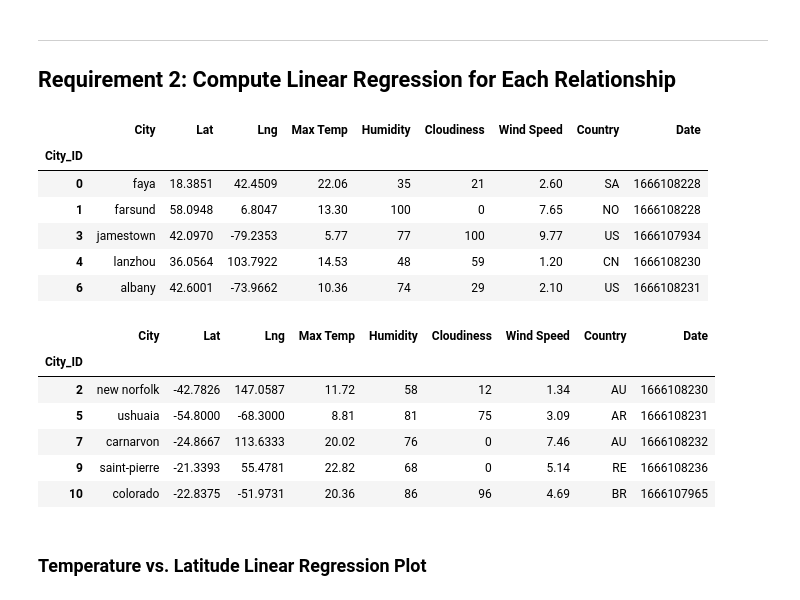
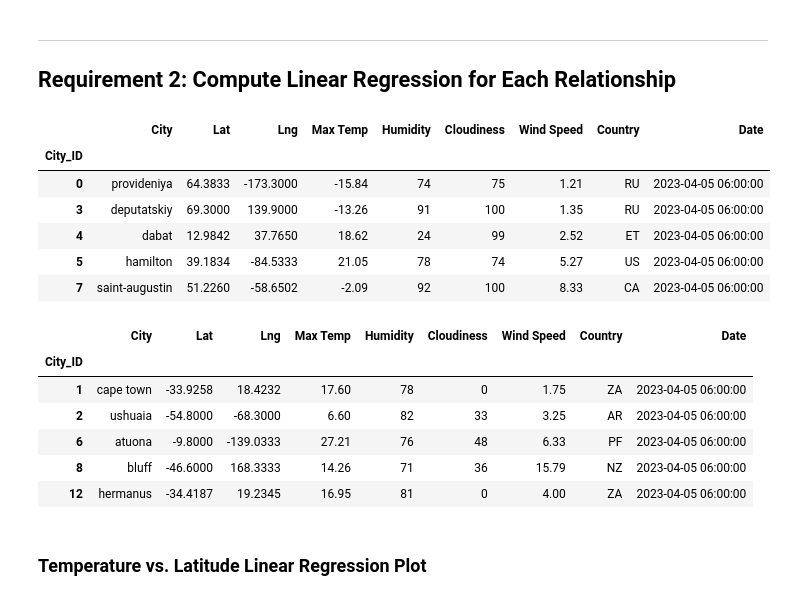
Before and after one commit to mattf4171/python-api-challenge, a Jupyter notebook: WeatherPy.ipynb, the cells around one changed output. Cells and saved outputs as stored; diff of their text form; code cells hidden in the pictures.

```diff
--- a/WeatherPy.ipynb
+++ b/WeatherPy.ipynb
@@ -260,30 +271,29 @@ plt.show()
 # %%
 # Create a DataFrame with the Northern Hemisphere data (Latitude >= 0)
-# YOUR CODE HERE
-
+northern_hemi_df = city_data_df [city_data_df['Lat'] >= 0]
 # Display sample data
 northern_hemi_df.head()
 # %% [output]
 |  | City | Lat | Lng | Max Temp | Humidity | Cloudiness | Wind Speed | Country | Date |
 | City_ID |  |  |  |  |  |  |  |  |  |
-| 0 | faya | 18.3851 | 42.4509 | 22.06 | 35 | 21 | 2.60 | SA | 1666108228 |
-| 1 | farsund | 58.0948 | 6.8047 | 13.30 | 100 | 0 | 7.65 | NO | 1666108228 |
-| 3 | jamestown | 42.0970 | -79.2353 | 5.77 | 77 | 100 | 9.77 | US | 1666107934 |
-| 4 | lanzhou | 36.0564 | 103.7922 | 14.53 | 48 | 59 | 1.20 | CN | 1666108230 |
-| 6 | albany | 42.6001 | -73.9662 | 10.36 | 74 | 29 | 2.10 | US | 1666108231 |
+| 0 | provideniya | 64.3833 | -173.3000 | -15.84 | 74 | 75 | 1.21 | RU | 2023-04-05 06:00:00 |
+| 3 | deputatskiy | 69.3000 | 139.9000 | -13.26 | 91 | 100 | 1.35 | RU | 2023-04-05 06:00:00 |
+| 4 | dabat | 12.9842 | 37.7650 | 18.62 | 24 | 99 | 2.52 | ET | 2023-04-05 06:00:00 |
+| 5 | hamilton | 39.1834 | -84.5333 | 21.05 | 78 | 74 | 5.27 | US | 2023-04-05 06:00:00 |
+| 7 | saint-augustin | 51.2260 | -58.6502 | -2.09 | 92 | 100 | 8.33 | CA | 2023-04-05 06:00:00 |
 # %%
 # Create a DataFrame with the Southern Hemisphere data (Latitude < 0)
-# YOUR CODE HERE
+southern_hemi_df = city_data_df [city_data_df['Lat'] < 0]
 
 # Display sample data
 southern_hemi_df.head()
 # %% [output]
 |  | City | Lat | Lng | Max Temp | Humidity | Cloudiness | Wind Speed | Country | Date |
 | City_ID |  |  |  |  |  |  |  |  |  |
-| 2 | new norfolk | -42.7826 | 147.0587 | 11.72 | 58 | 12 | 1.34 | AU | 1666108230 |
-| 5 | ushuaia | -54.8000 | -68.3000 | 8.81 | 81 | 75 | 3.09 | AR | 1666108231 |
-| 7 | carnarvon | -24.8667 | 113.6333 | 20.02 | 76 | 0 | 7.46 | AU | 1666108232 |
-| 9 | saint-pierre | -21.3393 | 55.4781 | 22.82 | 68 | 0 | 5.14 | RE | 1666108236 |
-| 10 | colorado | -22.8375 | -51.9731 | 20.36 | 86 | 96 | 4.69 | BR | 1666107965 |
+| 1 | cape town | -33.9258 | 18.4232 | 17.60 | 78 | 0 | 1.75 | ZA | 2023-04-05 06:00:00 |
+| 2 | ushuaia | -54.8000 | -68.3000 | 6.60 | 82 | 33 | 3.25 | AR | 2023-04-05 06:00:00 |
+| 6 | atuona | -9.8000 | -139.0333 | 27.21 | 76 | 48 | 6.33 | PF | 2023-04-05 06:00:00 |
+| 8 | bluff | -46.6000 | 168.3333 | 14.26 | 71 | 36 | 15.79 | NZ | 2023-04-05 06:00:00 |
+| 12 | hermanus | -34.4187 | 19.2345 | 16.95 | 81 | 0 | 4.00 | ZA | 2023-04-05 06:00:00 |
 # %% [markdown]
 ###  Temperature vs. Latitude Linear Regression Plot
```
Also changed, not shown: parts of 19 cells of this notebook.
